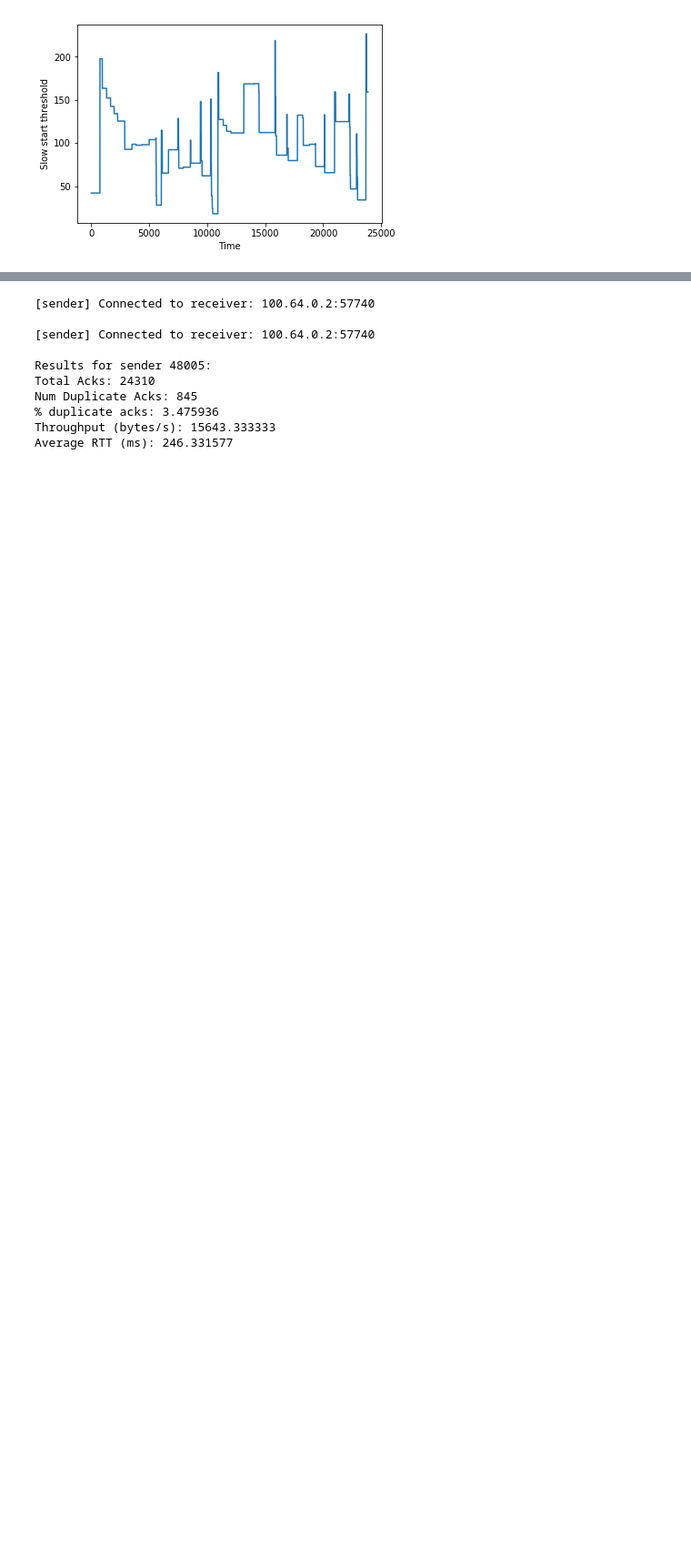
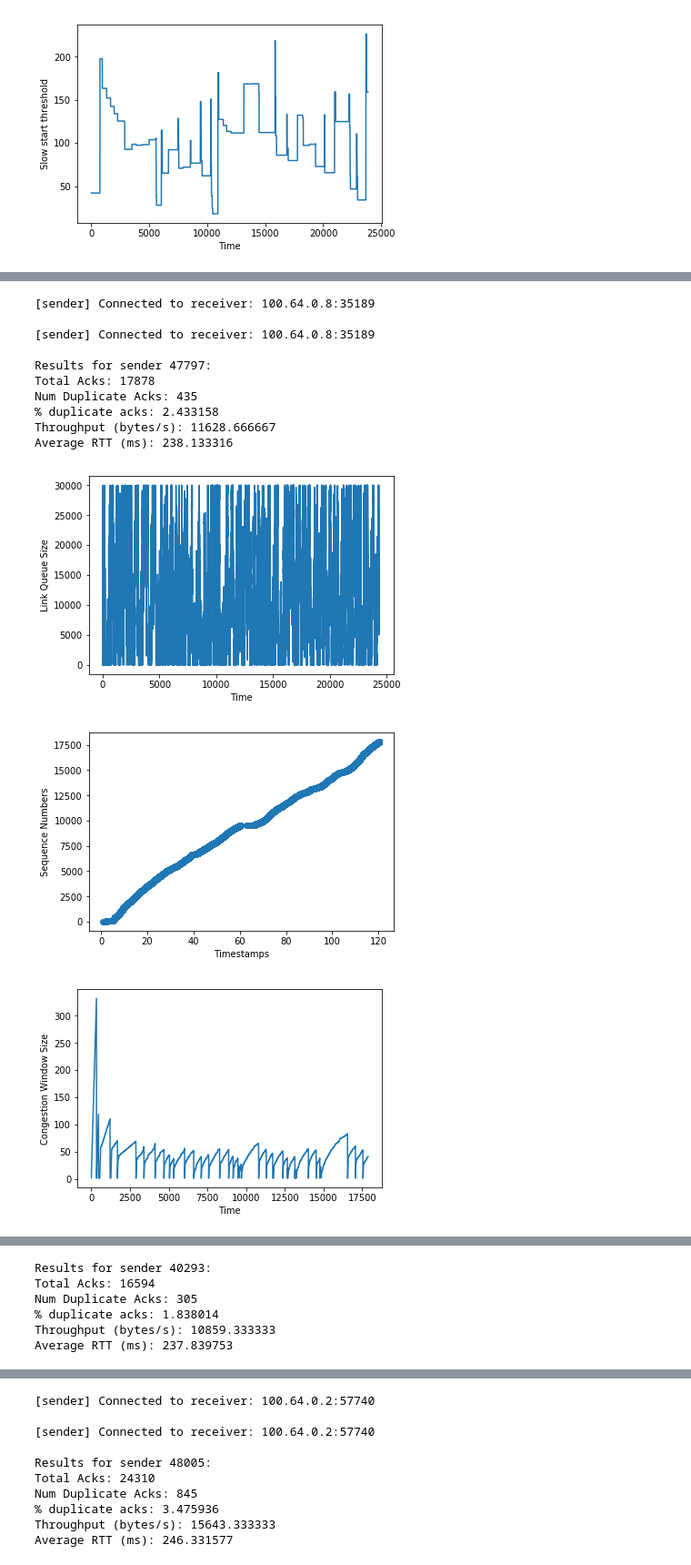
Before and after one commit to squidarth/network-performance-jupyter, a Jupyter notebook: CUBIC-vs-TAHOE.ipynb, the cells around one changed output, grey strips where cells are left out. Shown at 91% size. Cells and saved outputs as stored; diff of their text form; code cells hidden in the pictures; blank space fills up the shorter version.

```diff
--- a/CUBIC-vs-TAHOE.ipynb
+++ b/CUBIC-vs-TAHOE.ipynb
@@ -203,0 +247,29 @@ Average RTT (ms): 443.842862
+# %%
+mahimahi_settings = {
+    'delay': 88,
+    'trace_file': '2.64mbps-poisson.trace',
+    'queue_type': 'droptail',
+    'downlink_queue_options': {
+        'bytes': 30000
+    }
+}
+
+port1 = get_open_udp_port()
+strat1 = TahoeStrategy(10,1)
+port2 = get_open_udp_port()
+strat2 = TahoeStrategy(10, 1)
+run_with_mahi_settings(mahimahi_settings, 120, [Sender(port1, strat1), Sender(port2, strat2)])
+# %% [output]
+[sender] Connected to receiver: 100.64.0.8:35189
+
+[sender] Connected to receiver: 100.64.0.8:35189
+
+Results for sender 47797:
+Total Acks: 17878
+Num Duplicate Acks: 435
+% duplicate acks: 2.433158
+Throughput (bytes/s): 11628.666667
+Average RTT (ms): 238.133316
+[figure, added]
+[figure, added]
+[figure, added]
@@ -203,0 +278,6 @@ Average RTT (ms): 443.842862
+Results for sender 40293:
+Total Acks: 16594
+Num Duplicate Acks: 305
+% duplicate acks: 1.838014
+Throughput (bytes/s): 10859.333333
+Average RTT (ms): 237.839753
```
Also changed, not shown: parts of 14 cells of this notebook, 2 other files.
